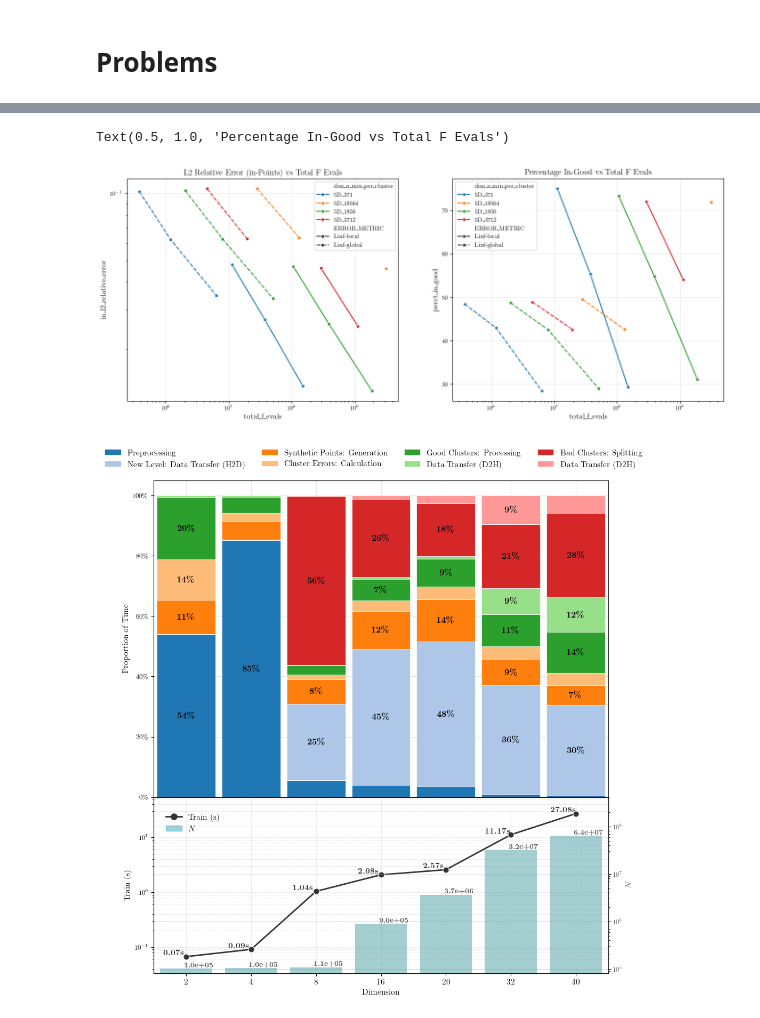
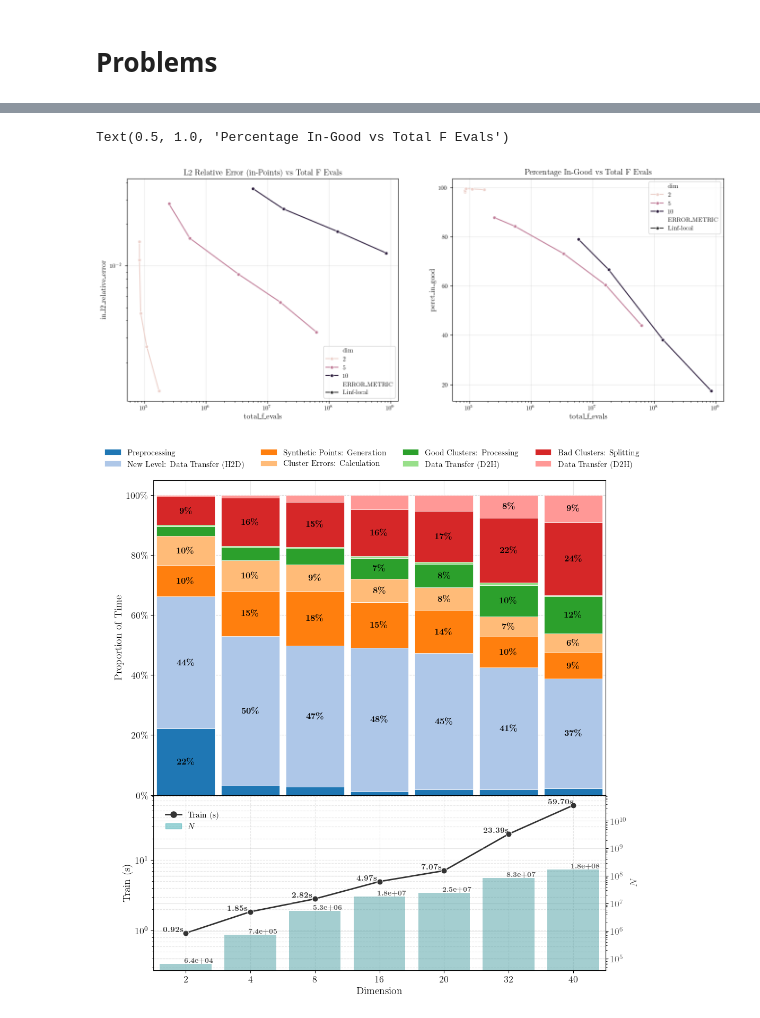
Before and after one commit to ut-padas/affini, a Jupyter notebook: ics26_eda.ipynb, the cells around one changed output, grey strips where cells are left out. Saved outputs shown, nothing was run; the diff lists cells and outputs as text; code cells hidden in the pictures.

Commit message:
Add rosenblock scalability plot

```diff
--- a/ics26_eda.ipynb
+++ b/ics26_eda.ipynb
@@ -185,7 +183,7 @@ def plot_percentage_metrics(df, dim_col="dim"):
 # %% [markdown]
 # Problems
 # %%
-prob_dir = ICS26_DIR / "ics_rosenbrock_n_min_per_cluster"
+prob_dir = ICS26_DIR / "ics_anisotropic_quadratic"
 csv_path = prob_dir / "summary.csv"
 
 df_problem = pd.read_csv(csv_path)
@@ -410,13 +407,16 @@ plt.xscale("log")
 plt.title("Percentage In-Good vs Total F Evals")
 # %% [output]
 Text(0.5, 1.0, 'Percentage In-Good vs Total F Evals')
-[figure, old version]
+[figure, new version]
 # %%
 df_runtime = pd.read_csv(
-    ICS26_DIR / "ics_quadratic_runtime_scalability" / "training_profiles.csv"
+    ICS26_DIR
+    / "ics_anisotropic_quadratic_runtime_scalability"
+    / "training_profiles.csv"
 )
 # drop dim =1
 df_runtime = df_runtime[df_runtime["dim"] != 1]
+# df_runtime = df_runtime[df_runtime["tol"] == 0.1]
 df_runtime = df_runtime.dropna(subset=["time_total"])
 
 # 1. Prepare Data
@@ -493,12 +493,15 @@ for col_idx, container in enumerate(ax_bar.containers):
                 fontsize=12,
             )
 
+tick_fontsize = 13
+axis_title_fontsize = 14
 # Formatting Top Plot
-ax_bar.set_ylabel("Proportion of Time")
+ax_bar.set_ylabel("Proportion of Time", fontsize=axis_title_fontsize)
 ax_bar.yaxis.set_major_formatter(mtick.PercentFormatter(1.0))
 ax_bar.grid(axis="y", linestyle="--", alpha=0.5)
 # Remove x-axis title from the top plot so it doesn't clash with the bottom plot
 ax_bar.set_xlabel("")
+ax_bar.tick_params(axis="y", labelsize=tick_fontsize)
 
 # --- BOTTOM PLOT (Line) ---
 ax_line = axs[1]
@@ -527,14 +530,16 @@ for x, y in zip(x_indices, y_values):
         color="#333333",
     )
 
-ax_line.set_ylim(min(y_values) * 0.5, max(y_values) * 2)
+ax_line.set_ylim(min(y_values) * 0.3, max(y_values) * 1.4)
 ax_line.set_yscale("log")
-ax_line.set_ylabel("Train (s)")
+ax_line.set_ylabel("Train (s)", fontsize=axis_title_fontsize)
 ax_line.tick_params(axis="x", labelsize=11)
-ax_line.set_xlabel("Dimension")
+ax_line.set_xlabel("Dimension", fontsize=axis_title_fontsize)
 ax_line.grid(True, which="both", linestyle="--", alpha=0.3)
 ax_line.set_xticks(x_indices)
 ax_line.set_xticklabels(df_runtime["dim"].astype(str))
+ax_line.tick_params(axis="y", labelsize=tick_fontsize)
+ax_line.tick_params(axis="x", labelsize=tick_fontsize)
 
 # Make secondary y axis to show total_f_evals
 bar_color = "#3BABB1"
@@ -547,11 +552,11 @@ sns.barplot(
     color=bar_color,
     alpha=bar_alpha,
 )
-ax2.set_ylabel(r"$N$", color="#555555")
+ax2.set_ylabel(r"$N$", color="#555555", fontsize=axis_title_fontsize)
 ax2.set_yscale("log")
-ax2.tick_params(axis="y", labelcolor="#555555")
+ax2.tick_params(axis="y", labelcolor="#555555", labelsize=tick_fontsize)
 ax2.set_ylim(
-    min(df_runtime["total_f_evals"]) * 0.8, max(df_runtime["total_f_evals"]) * 6.5
+    min(df_runtime["total_f_evals"]) * 0.6, max(df_runtime["total_f_evals"]) * 500
 )
 # Plot data labels for barplot
 for x, y in zip(x_indices, df_runtime["total_f_evals"]):
@@ -566,8 +571,6 @@ for x, y in zip(x_indices, df_runtime["total_f_evals"]):
     )
 
 # Add custom legend for bottom plot upper left
-
-
 ax_line.legend(
     handles=[
         Line2D(
@@ -585,32 +588,32 @@ ax_line.legend(
     bbox_to_anchor=(0.01, 0.95),
     frameon=False,
     fontsize=11,
 )
 # --- HEADER (Title & Legend) ---
 # 1. Main Figure Title (Highest)
 # fig.suptitle(r"\textbf{Time Breakdown by Dimension}", fontsize=16, y=0.98)
 
 # 2. Legend (Between Title and Plot)
 handles, labels = ax_bar.get_legend_handles_labels()
 for i, label in enumerate(labels):
     if "D2H" in label:
         labels[i] = "Data Transfer (D2H)"
 
 fig.legend(
     handles,
     labels,
     loc="upper center",
     bbox_to_anchor=(0.5, 0.94),
     ncol=4,
     frameon=False,
     fontsize=11,
 )
 
 plt.savefig(
-    "ics26_runtime_breakdown.png",
+    "ics26_quadratic_runtime_breakdown_vs_dimension.png",
     dpi=300,
     bbox_inches="tight",
     pad_inches=0.1,
 )
 # %% [output]
-[figure, old version]
+[figure, new version]
```
Also changed, not shown: parts of 5 cells of this notebook.
